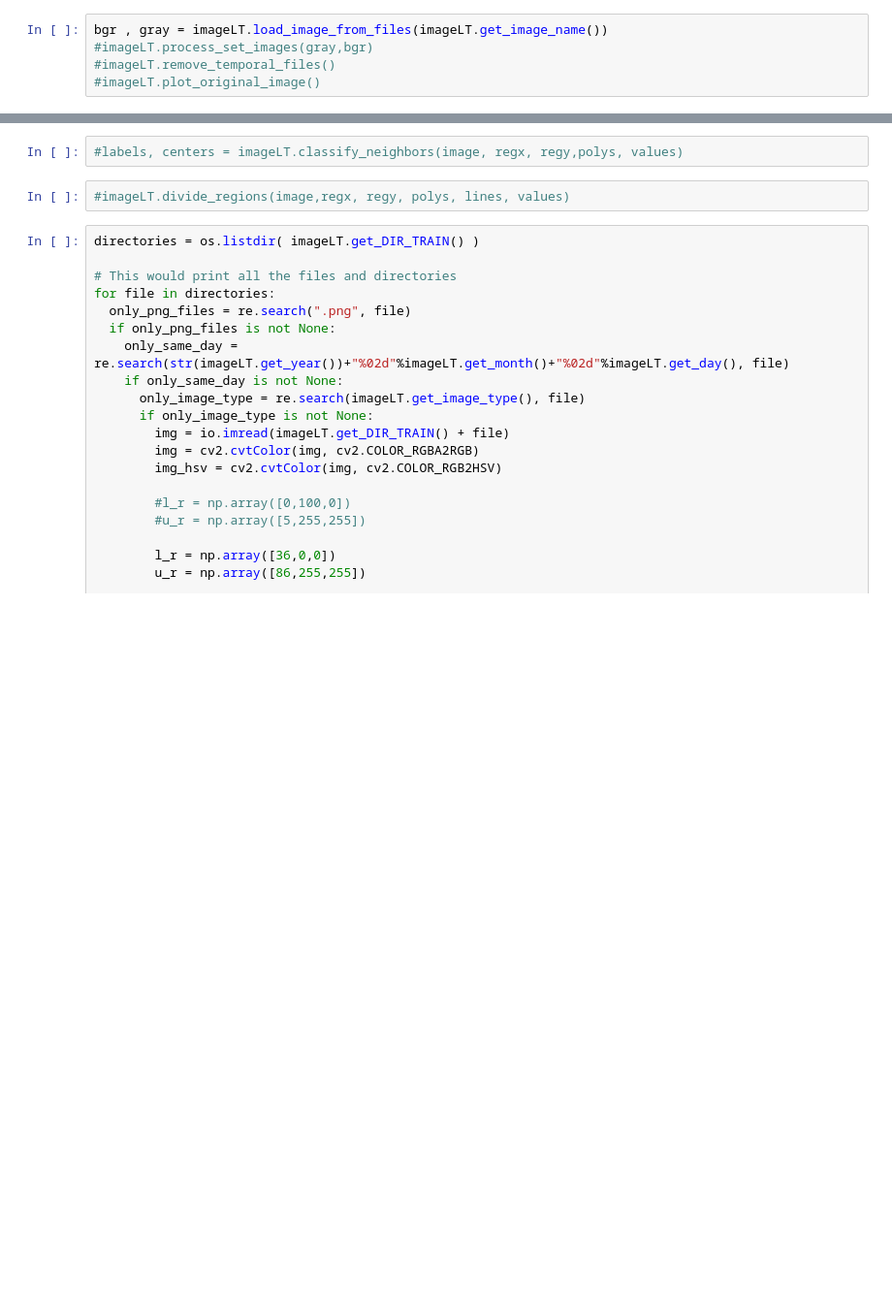
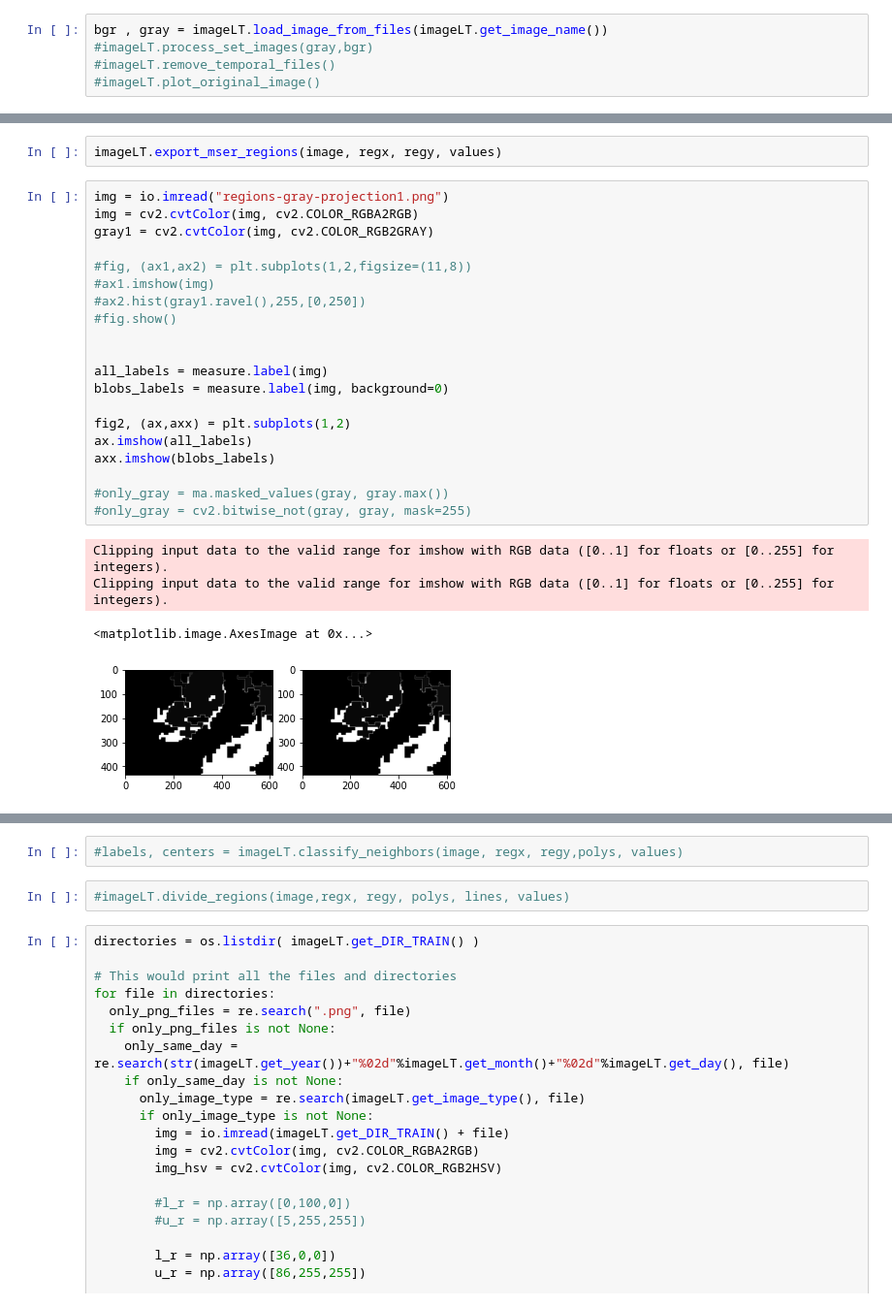
Before and after one commit to kmiloarguello/ozone-pollution, a Jupyter notebook: main.ipynb, the cells around one changed output, grey strips where cells are left out. Shown at 97% size. Cells and saved outputs as stored; diff of their text form; blank space fills up the shorter version.

```diff
--- a/main.ipynb
+++ b/main.ipynb
@@ -1023,0 +1049,27 @@ imageLT.plot_mser_final_regions(image, regx, regy, values)
+# %%
+imageLT.export_mser_regions(image, regx, regy, values)
+# %%
+img = io.imread("regions-gray-projection1.png")
+img = cv2.cvtColor(img, cv2.COLOR_RGBA2RGB)
+gray1 = cv2.cvtColor(img, cv2.COLOR_RGB2GRAY)
+
+#fig, (ax1,ax2) = plt.subplots(1,2,figsize=(11,8))
+#ax1.imshow(img)
+#ax2.hist(gray1.ravel(),255,[0,250])
+#fig.show()
+
+
+all_labels = measure.label(img)
+blobs_labels = measure.label(img, background=0)
+
+fig2, (ax,axx) = plt.subplots(1,2)
+ax.imshow(all_labels)
+axx.imshow(blobs_labels)
+
+#only_gray = ma.masked_values(gray, gray.max())
+#only_gray = cv2.bitwise_not(gray, gray, mask=255)
+# %% [output]
+Clipping input data to the valid range for imshow with RGB data ([0..1] for floats or [0..255] for integers).
+Clipping input data to the valid range for imshow with RGB data ([0..1] for floats or [0..255] for integers).
+<matplotlib.image.AxesImage at 0x...>
+[figure, added]
```
Also changed, not shown: parts of 13 cells of this notebook.
